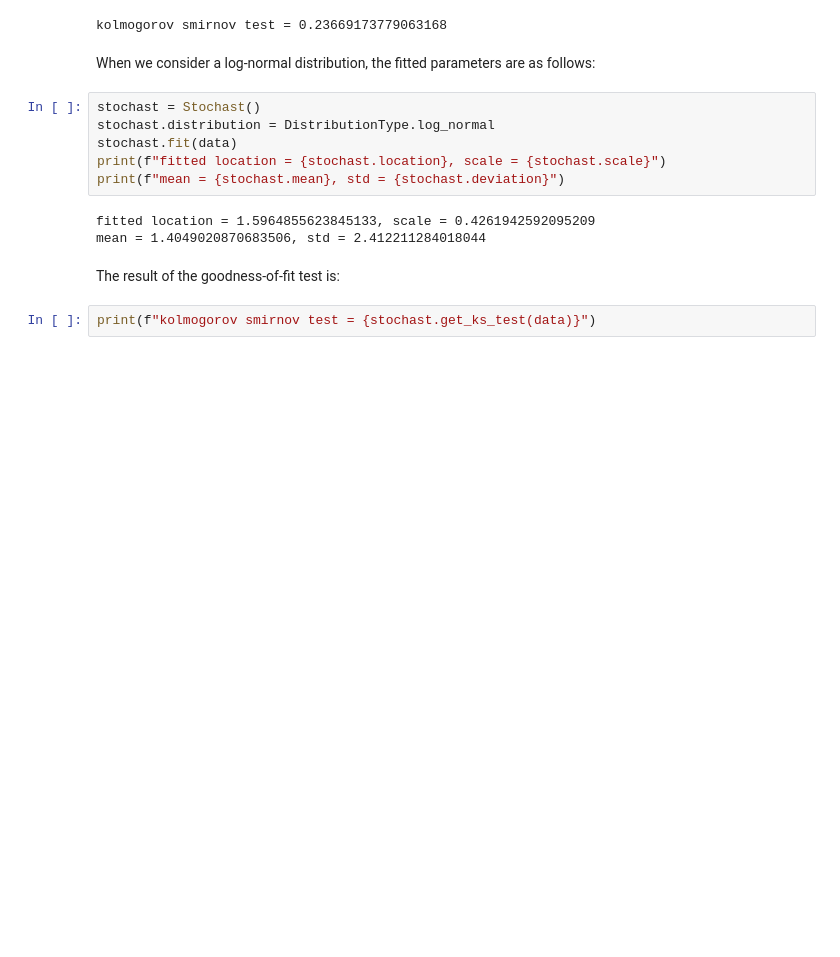
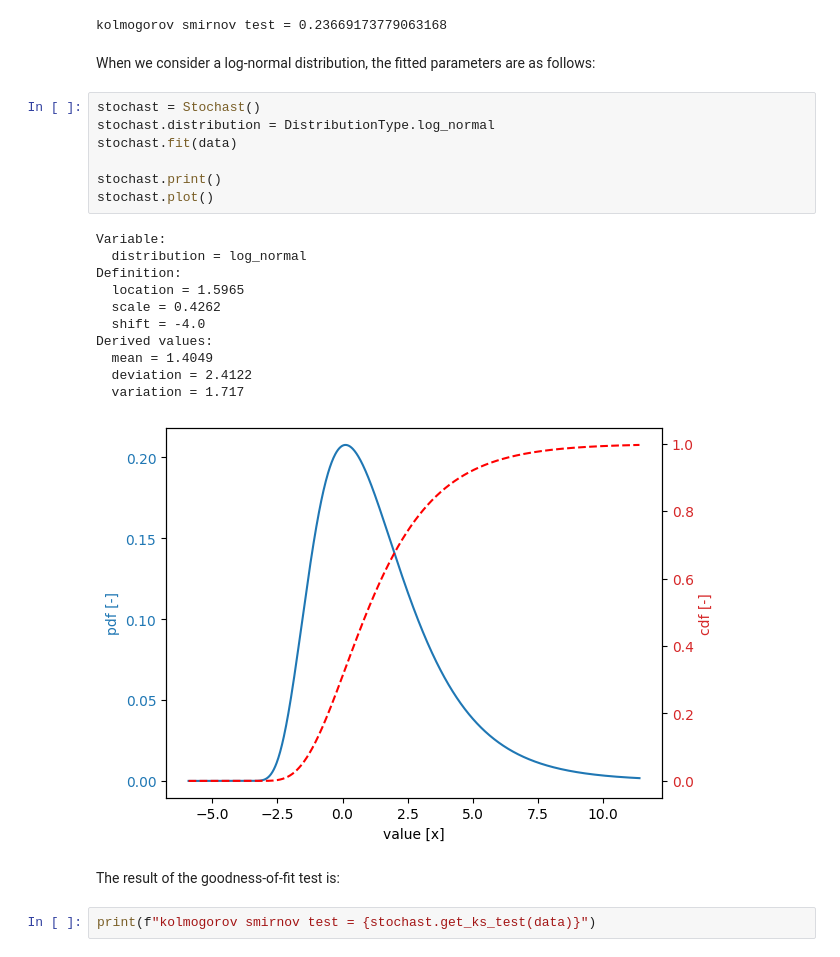
Before and after one commit to Deltares/ProbabilisticLibrary, a Jupyter notebook: sources/Deltares.Probabilistic.PWrapper.Notebooks/operations_on_distribution_functions.ipynb, the cells around one changed output. Saved outputs shown, nothing was run; the diff lists cells and outputs as text; blank space fills up the shorter version.

```diff
--- a/sources/Deltares.Probabilistic.PWrapper.Notebooks/operations_on_distribution_functions.ipynb
+++ b/sources/Deltares.Probabilistic.PWrapper.Notebooks/operations_on_distribution_functions.ipynb
@@ -250,12 +295,22 @@ When we consider a log-normal distribution, the fitted parameters are as follows
 # %%
 stochast = Stochast()
 stochast.distribution = DistributionType.log_normal
 stochast.fit(data)
-print(f"fitted location = {stochast.location}, scale = {stochast.scale}")
-print(f"mean = {stochast.mean}, std = {stochast.deviation}")
+
+stochast.print()
+stochast.plot()
 # %% [output]
-fitted location = 1.5964855623845133, scale = 0.4261942592095209
-mean = 1.4049020870683506, std = 2.412211284018044
+Variable:
+  distribution = log_normal
+Definition:
+  location = 1.5965
+  scale = 0.4262
+  shift = -4.0
+Derived values:
+  mean = 1.4049
+  deviation = 2.4122
+  variation = 1.717
+[figure, added]
 # %% [markdown]
 The result of the goodness-of-fit test is:
 # %%
```
Also changed, not shown: parts of 22 cells of this notebook, 19 other files.
